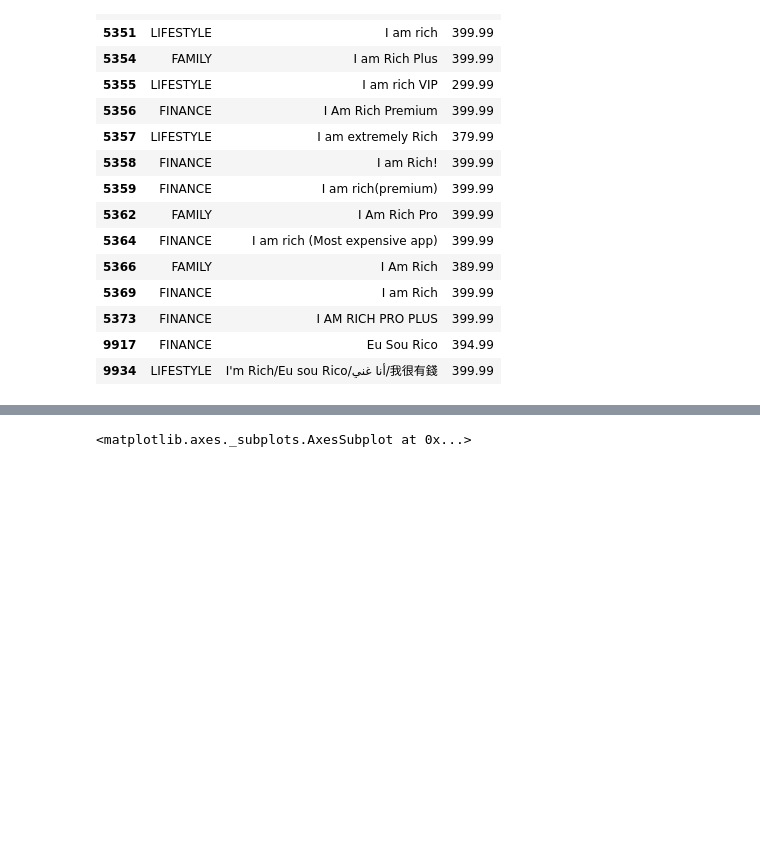
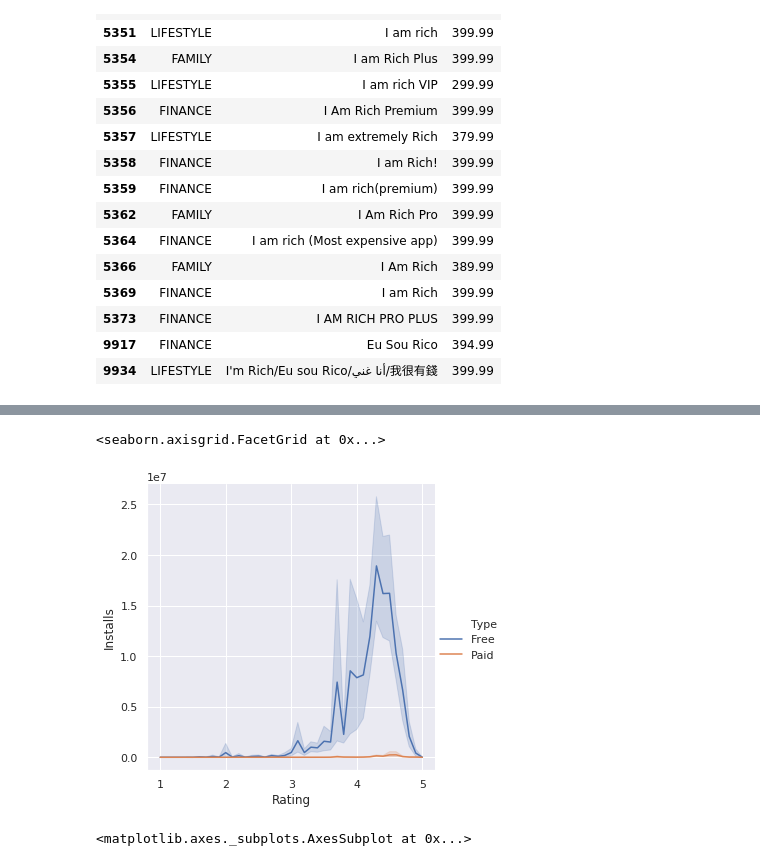
Before and after one commit to m3eeza/android-app-market-analysis, a Jupyter notebook: android-app-market-analysis.ipynb, the cells around one changed output, grey strips where cells are left out. Drawn from its saved outputs; the diff is of its cells as text; code cells hidden in the pictures; blank space fills up the shorter version.

```diff
--- a/android-app-market-analysis.ipynb
+++ b/android-app-market-analysis.ipynb
@@ -267,3 +270,8 @@ plt.show(bar)
+# %%
+sns.relplot(x="Rating", y="Installs", hue = 'Type' , kind = 'line' , data=df)
+# %% [output]
+<seaborn.axisgrid.FacetGrid at 0x...>
+[figure, added]
 # %%
 corr_mat = df.corr()
 sns.heatmap(corr_mat, annot=True, cmap=sns.diverging_palette(220, 20, as_cmap=True))
```
Also changed, not shown: parts of 22 cells of this notebook, 1 other file.
